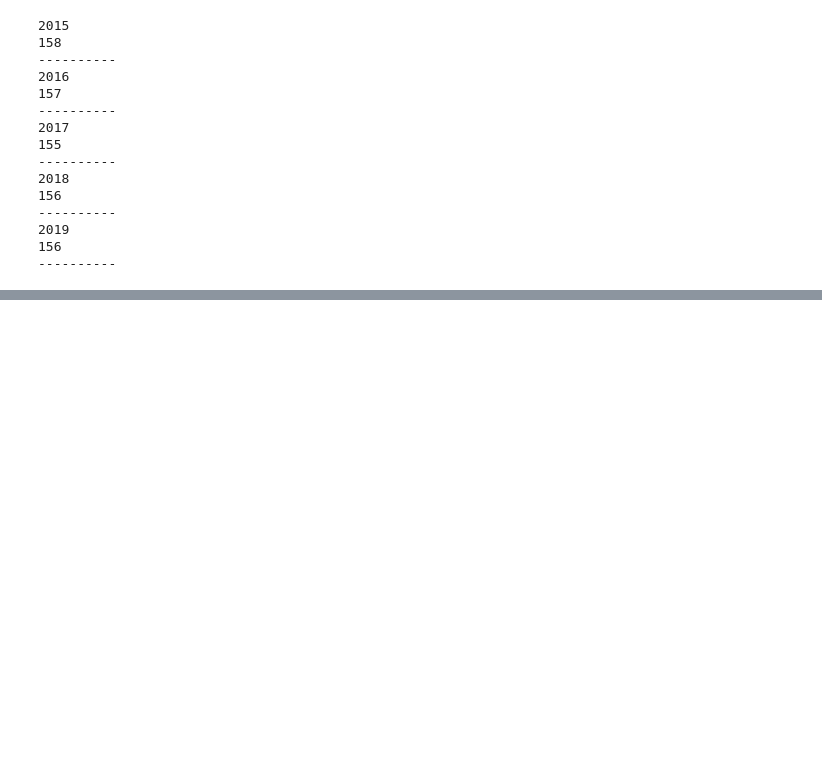
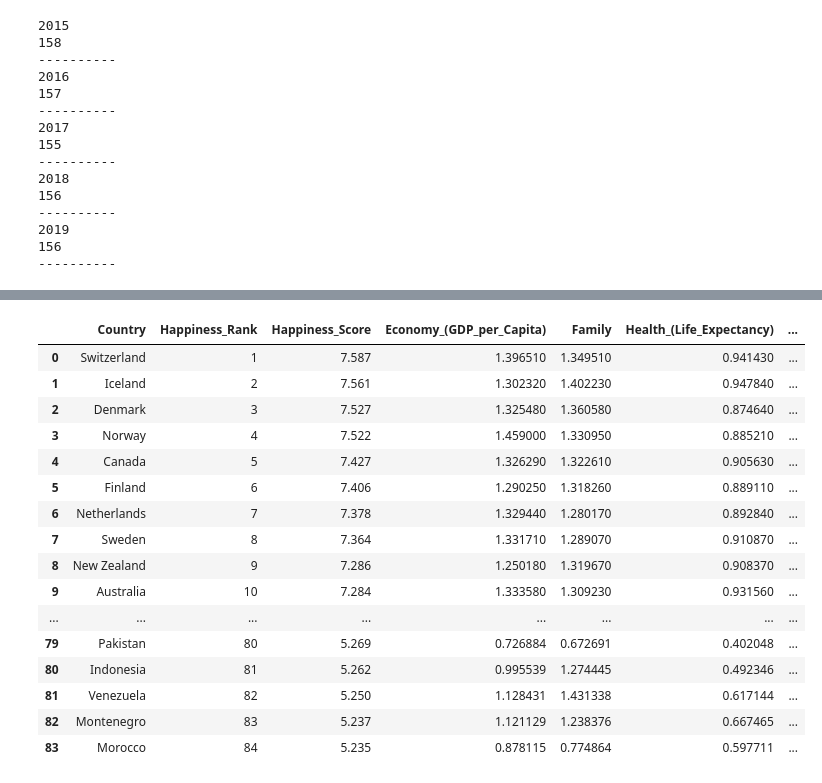
Before and after one commit to UWA-Project-1/The-World-Happiness-Analysis, a Jupyter notebook: test-work.ipynb, the cells around one changed output, grey strips where cells are left out. Cells and saved outputs as stored; diff of their text form; code cells hidden in the pictures; blank space fills up the shorter version.

```diff
--- a/test-work.ipynb
+++ b/test-work.ipynb
@@ -243,0 +265,23 @@ df_merged
+# %%
+df_list = [df[x] for x in range(2015,2020)]
+merged_pd =  pd.concat(df_list)
+
+merged_pd
+# %% [output]
+|  | Country | Happiness_Rank | Happiness_Score | Economy_(GDP_per_Capita) | Family | Health_(Life_Expectancy) | ... |
+| 0 | Switzerland | 1 | 7.587 | 1.396510 | 1.349510 | 0.941430 | ... |
+| 1 | Iceland | 2 | 7.561 | 1.302320 | 1.402230 | 0.947840 | ... |
+| 2 | Denmark | 3 | 7.527 | 1.325480 | 1.360580 | 0.874640 | ... |
+| 3 | Norway | 4 | 7.522 | 1.459000 | 1.330950 | 0.885210 | ... |
+| 4 | Canada | 5 | 7.427 | 1.326290 | 1.322610 | 0.905630 | ... |
+| 5 | Finland | 6 | 7.406 | 1.290250 | 1.318260 | 0.889110 | ... |
+| 6 | Netherlands | 7 | 7.378 | 1.329440 | 1.280170 | 0.892840 | ... |
+| 7 | Sweden | 8 | 7.364 | 1.331710 | 1.289070 | 0.910870 | ... |
+| 8 | New Zealand | 9 | 7.286 | 1.250180 | 1.319670 | 0.908370 | ... |
+| 9 | Australia | 10 | 7.284 | 1.333580 | 1.309230 | 0.931560 | ... |
+| ... | ... | ... | ... | ... | ... | ... | ... |
+| 79 | Pakistan | 80 | 5.269 | 0.726884 | 0.672691 | 0.402048 | ... |
+| 80 | Indonesia | 81 | 5.262 | 0.995539 | 1.274445 | 0.492346 | ... |
+| 81 | Venezuela | 82 | 5.250 | 1.128431 | 1.431338 | 0.617144 | ... |
+| 82 | Montenegro | 83 | 5.237 | 1.121129 | 1.238376 | 0.667465 | ... |
+| 83 | Morocco | 84 | 5.235 | 0.878115 | 0.774864 | 0.597711 | ... |
```
Also changed, not shown: parts of 11 cells of this notebook.
